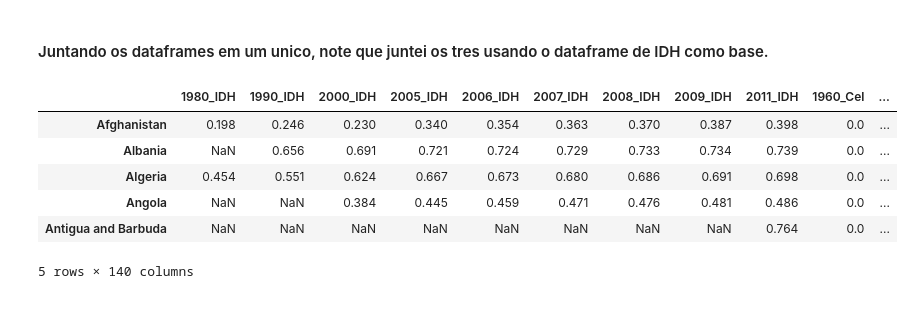
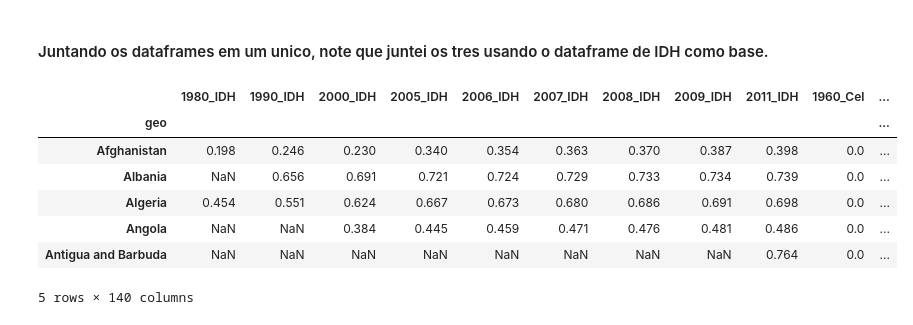
Before and after one commit to lucaslealvale/CD_2018, a Jupyter notebook: Projeto1.ipynb, the cells around one changed output. Drawn from its saved outputs; the diff is of its cells as text; code cells hidden in the pictures.

```diff
--- a/Projeto1.ipynb
+++ b/Projeto1.ipynb
@@ -13,7 +20,7 @@ import matplotlib.pyplot as plt
 #### Lendo os dataframes
 # %%
 Cel = pd.read_excel('cell_phones_total.xlsx')
-Pc = pd.read_excel('personal_computers_total.xlsx')
+Pc = pd.read_excel('personal_computers_per_100_people.xlsx')
 Idh = pd.read_excel('Indicator_HDI.xlsx')
 Int = pd.read_excel('internet_users.xlsx')
 # %% [markdown]
@@ -71,9 +87,11 @@ Idh_idx = Idh_idx.join(Int_idx, how="inner")
 # %%
 df=Idh_idx.join(Pc_idx, how="inner")
 # %%
+df.index.name = 'geo'
 df.head()
 # %% [output]
 |  | 1980_IDH | 1990_IDH | 2000_IDH | 2005_IDH | 2006_IDH | 2007_IDH | 2008_IDH | 2009_IDH | 2011_IDH | 1960_Cel | ... |
+| geo |  |  |  |  |  |  |  |  |  |  | ... |
 | Afghanistan | 0.198 | 0.246 | 0.230 | 0.340 | 0.354 | 0.363 | 0.370 | 0.387 | 0.398 | 0.0 | ... |
 | Albania | NaN | 0.656 | 0.691 | 0.721 | 0.724 | 0.729 | 0.733 | 0.734 | 0.739 | 0.0 | ... |
 | Algeria | 0.454 | 0.551 | 0.624 | 0.667 | 0.673 | 0.680 | 0.686 | 0.691 | 0.698 | 0.0 | ... |
```
Also changed, not shown: parts of 13 cells of this notebook, 1 other file.
